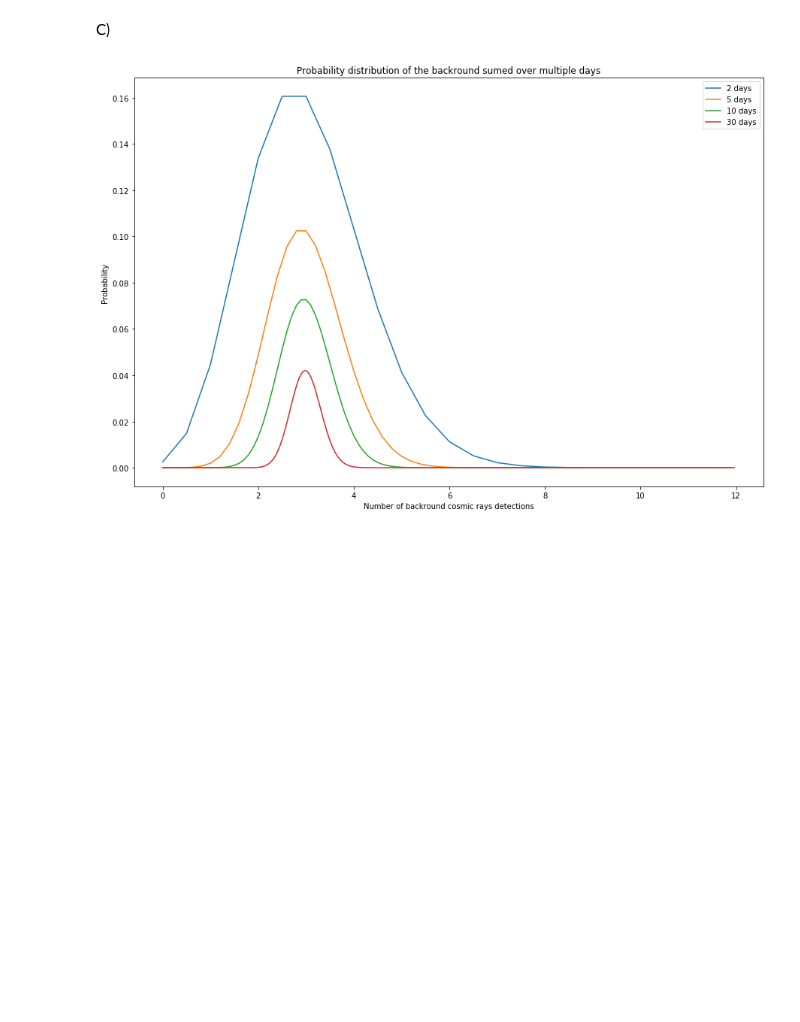
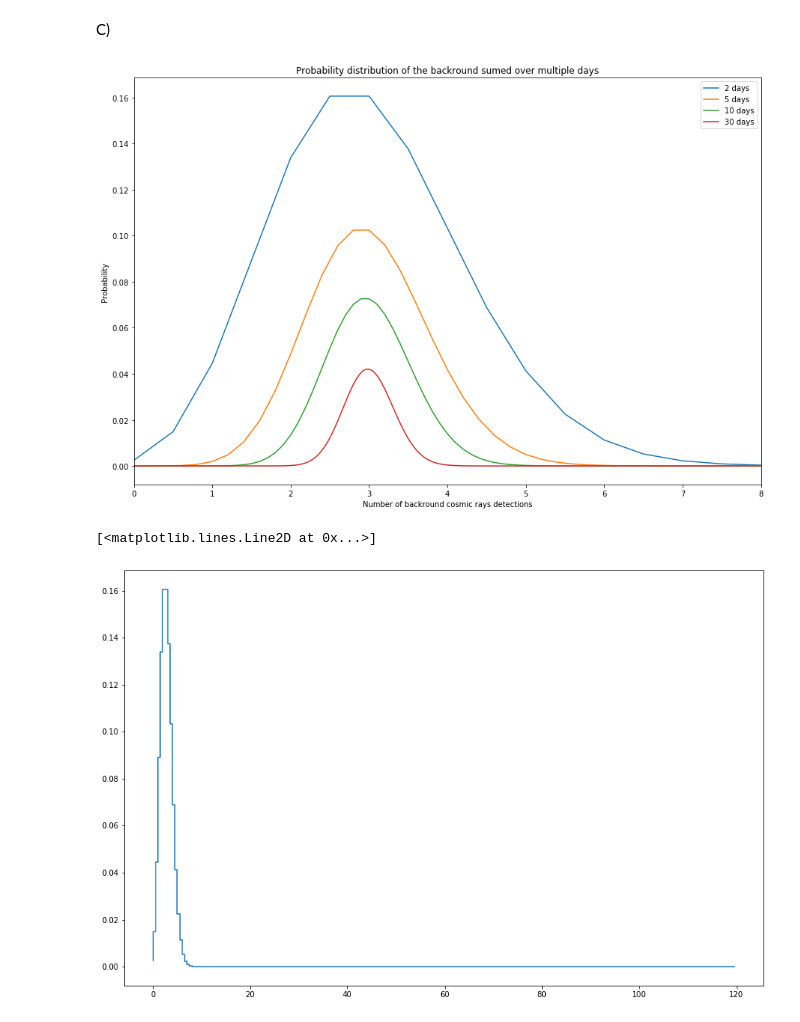
Before and after one commit to GammasBox/phys434Lab, a Jupyter notebook: Lab#2.ipynb, the cells around one changed output. Cells and saved outputs as stored; diff of their text form; code cells hidden in the pictures; blank space fills up the shorter version.

```diff
--- a/Lab#2.ipynb
+++ b/Lab#2.ipynb
@@ -22,7 +22,7 @@ plt.rcParams["figure.figsize"] = (15,10)
 
 #x = np.arange(stats.poisson.pmf(0.01, mu),stats.poisson.ppf(0.99, mu))
 mu = 3
-x=list(range(12))
+x=list(range(120))
 Background = scipy.stats.poisson.pmf(x,mu)
 #xAx=x*n
 #Backgound = stats.poisson.rvs(mu, size=100)
@@ -91,27 +93,32 @@ C)
 # %%
 mu = 3
 #x=list(range(12))
-x = np.array(list(range(12)))
+x = np.array(list(range(120)))
 Background = scipy.stats.poisson.pmf(x,mu)
 n=2
 twodaysAve = [np.array(list(range(len(multiconvolve(Background,n)))))/n,multiconvolve(Background,n)]
 plt.plot(twodaysAve[0],twodaysAve[1], label ='2 days')
 n=5
-twodaysAve = [np.array(list(range(len(multiconvolve(Background,n)))))/n,multiconvolve(Background,n)]
-plt.plot(twodaysAve[0],twodaysAve[1], label ='5 days')
+fivedaysAve = [np.array(list(range(len(multiconvolve(Background,n)))))/n,multiconvolve(Background,n)]
+plt.plot(fivedaysAve[0],fivedaysAve[1], label ='5 days')
 
 n=10
-twodaysAve = [np.array(list(range(len(multiconvolve(Background,n)))))/n,multiconvolve(Background,n)]
-plt.plot(twodaysAve[0],twodaysAve[1], label ='10 days')
+tendaysAve = [np.array(list(range(len(multiconvolve(Background,n)))))/n,multiconvolve(Background,n)]
+plt.plot(tendaysAve[0],tendaysAve[1], label ='10 days')
 
 n=30
-twodaysAve = [np.array(list(range(len(multiconvolve(Background,n)))))/n,multiconvolve(Background,n)]
-plt.plot(twodaysAve[0],twodaysAve[1], label ='30 days')
+thirtydaysAve = [np.array(list(range(len(multiconvolve(Background,n)))))/n,multiconvolve(Background,n)]
+plt.plot(thirtydaysAve[0],thirtydaysAve[1], label ='30 days')
 
 plt.xlabel('Number of backround cosmic rays detections')
 plt.ylabel('Probability')
 plt.title('Probability distribution of the backround sumed over multiple days')
 plt.legend()
+plt.xlim([0,8])
 plt.show()
+
+plt.matplotlib.pyplot.step(twodaysAve[0],twodaysAve[1])
 # %% [output]
-[figure, old version]
+[figure, new version]
+[<matplotlib.lines.Line2D at 0x...>]
+[figure, added]
```
Also changed, not shown: parts of 23 cells of this notebook.
